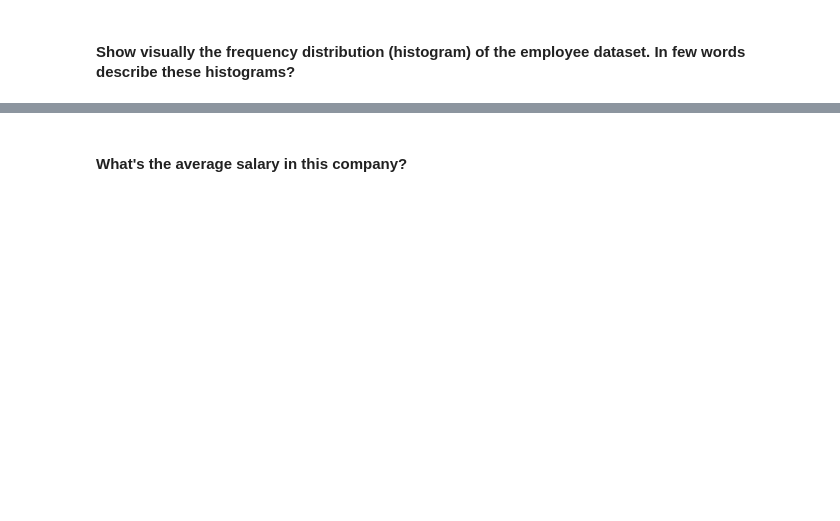
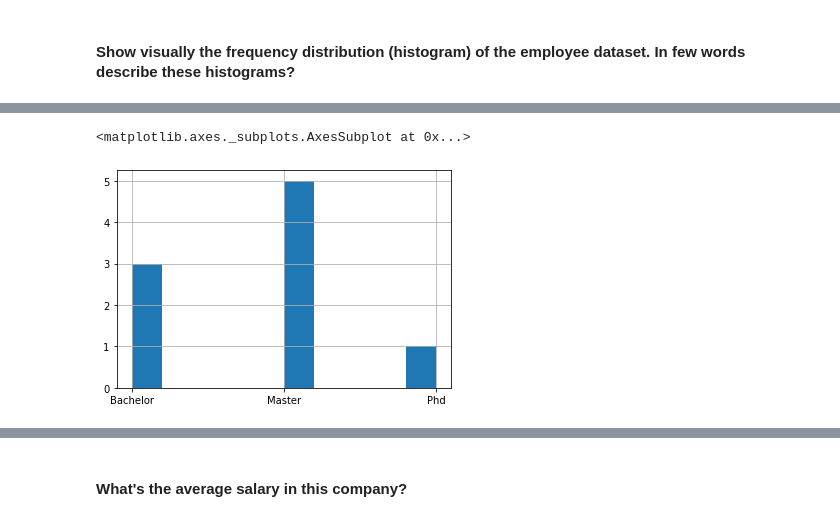
Before and after one commit to ta-datapt-bcn/lab-subsetting-and-descriptive-stats, a Jupyter notebook: your-code/main.ipynb, the cells around one changed output, grey strips where cells are left out. Saved outputs shown, nothing was run; the diff lists cells and outputs as text; code cells hidden in the pictures; blank space fills up the shorter version.

```diff
--- a/your-code/main.ipynb
+++ b/your-code/main.ipynb
@@ -70,0 +194,5 @@
+# %%
+employee['Education'].hist()
+# %% [output]
+<matplotlib.axes._subplots.AxesSubplot at 0x...>
+[figure, added]
```
Also changed, not shown: parts of 65 cells of this notebook.
